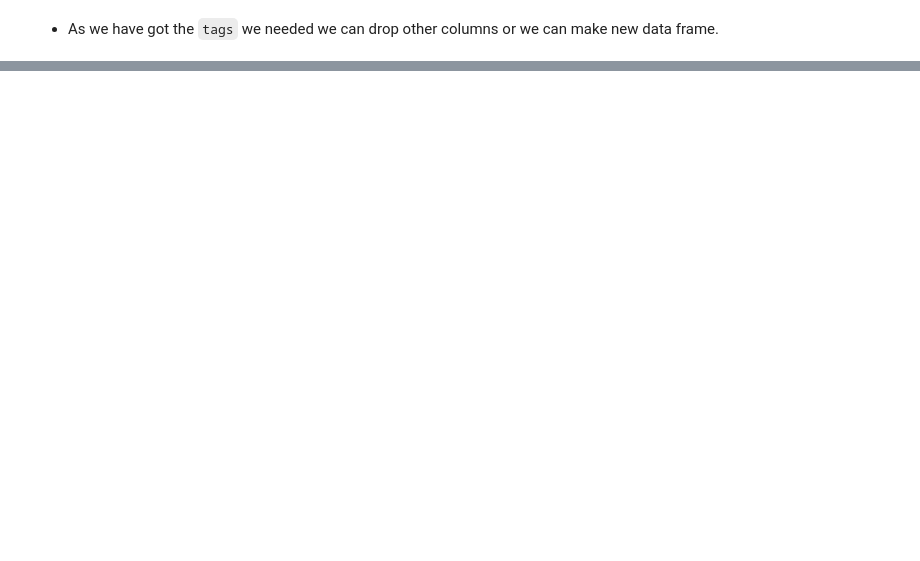
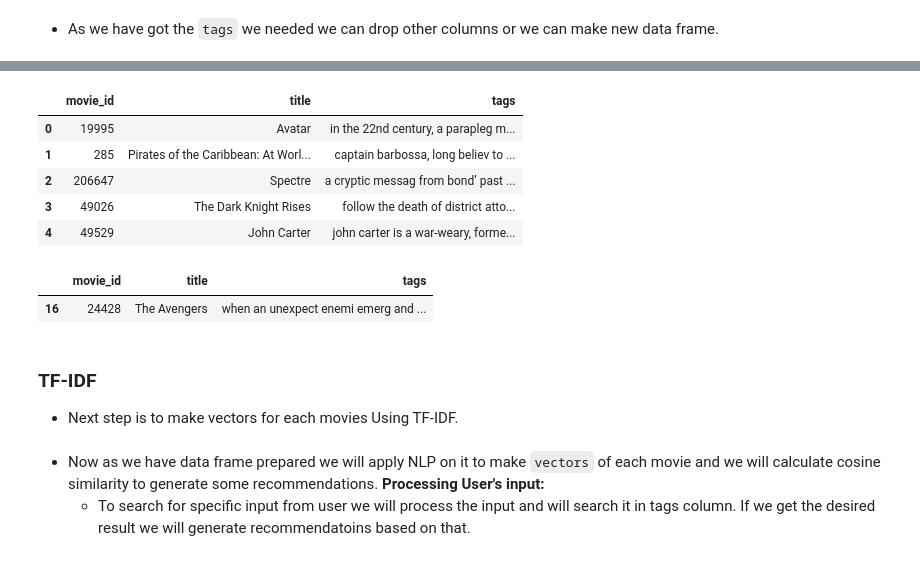
Before and after one commit to Nishit268/Movie-Recommendation-System, a Jupyter notebook: movie-match.ipynb, the cells around one changed output, grey strips where cells are left out. Saved outputs shown, nothing was run; the diff lists cells and outputs as text; code cells hidden in the pictures; blank space fills up the shorter version.

```diff
--- a/movie-match.ipynb
+++ b/movie-match.ipynb
@@ -240,0 +259,36 @@ movies
+# %%
+# Making instance of PorterStemmer()
+porter_steam = PorterStemmer()
+# %%
+# Making a function which will apply steamming on text
+def apply_steamming(text):
+    temp_list = []
+    #split string and apply steamming in words then join again
+    for word in text.split():
+        temp_list.append(porter_steam.stem(word))
+    return " ".join(temp_list)
+# %%
+# Applying steamming on `tags` column.
+movies['tags'] = movies['tags'].apply(apply_steamming)
+# %%
+movies.head(5)
+# %% [output]
+|  | movie_id | title | tags |
+| 0 | 19995 | Avatar | in the 22nd century, a parapleg m... |
+| 1 | 285 | Pirates of the Caribbean: At Worl... | captain barbossa, long believ to ... |
+| 2 | 206647 | Spectre | a cryptic messag from bond’ past ... |
+| 3 | 49026 | The Dark Knight Rises | follow the death of district atto... |
+| 4 | 49529 | John Carter | john carter is a war-weary, forme... |
+# %%
+movies[movies['title'] == 'The Avengers']
+# %% [output]
+|  | movie_id | title | tags |
+| 16 | 24428 | The Avengers | when an unexpect enemi emerg and ... |
+# %% [markdown]
+### TF-IDF
+
+* Next step is to make vectors for each movies Using TF-IDF.
+# %% [markdown]
+* Now as we have data frame prepared we will apply NLP on it to make `vectors` of each movie and we will calculate cosine similarity to generate some recommendations.
+**Processing User's input:**
+    * To search for specific input from user  we will process the input and will search it in tags column. If we get the desired result we will generate recommendatoins based on that.
```
Also changed, not shown: parts of 16 cells of this notebook.
